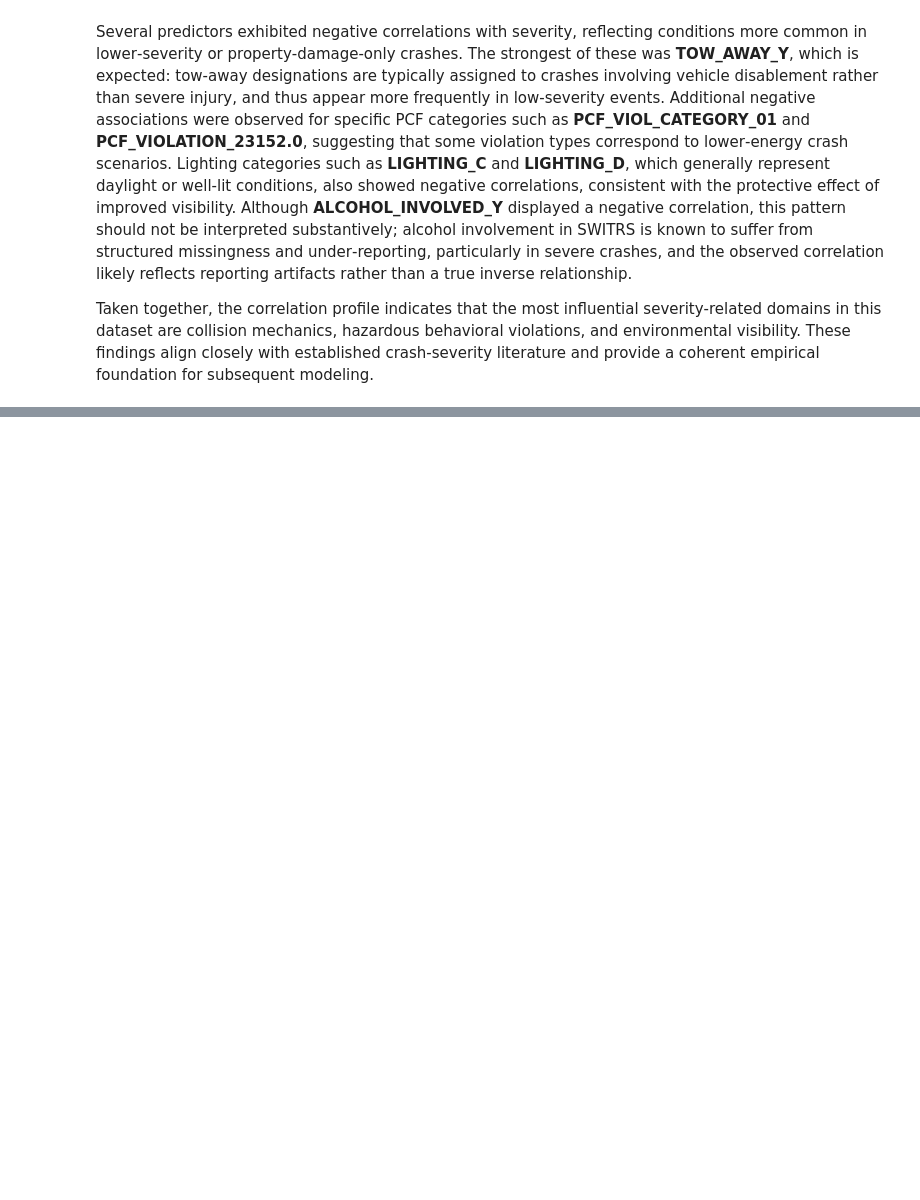
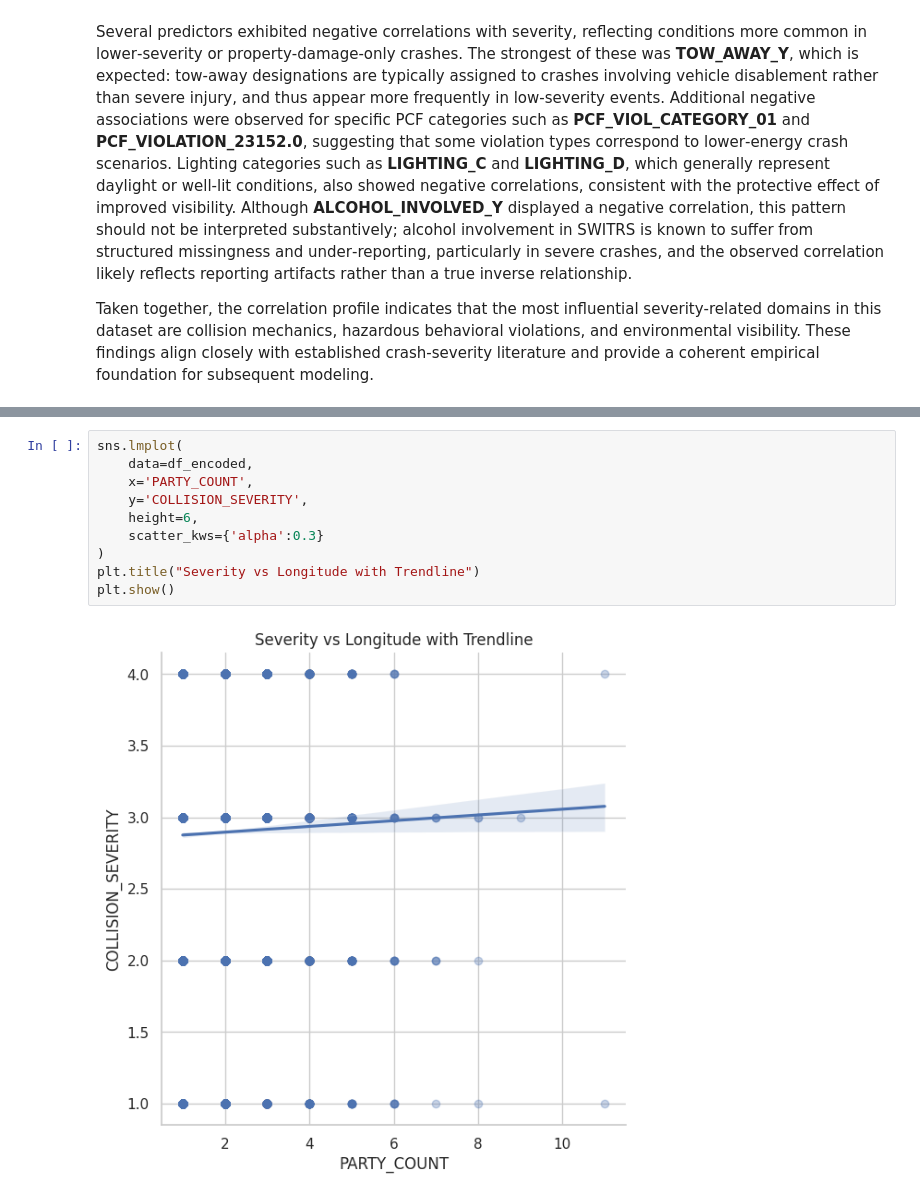
Before and after one commit to jeremiahsnipes/motorcycle_risk_project, a Jupyter notebook: SouthernCA_Analysis&Models.ipynb, the cells around one changed output, grey strips where cells are left out. Drawn from its saved outputs; the diff is of its cells as text; blank space fills up the shorter version.

```diff
--- a/SouthernCA_Analysis&Models.ipynb
+++ b/SouthernCA_Analysis&Models.ipynb
@@ -466,0 +533,12 @@ Taken together, the correlation profile indicates that the most influential seve
+# %%
+sns.lmplot(
+    data=df_encoded,
+    x='PARTY_COUNT',
+    y='COLLISION_SEVERITY',
+    height=6,
+    scatter_kws={'alpha':0.3}
+)
+plt.title("Severity vs Longitude with Trendline")
+plt.show()
+# %% [output]
+[figure, added]
```
Also changed, not shown: parts of 16 cells of this notebook.
